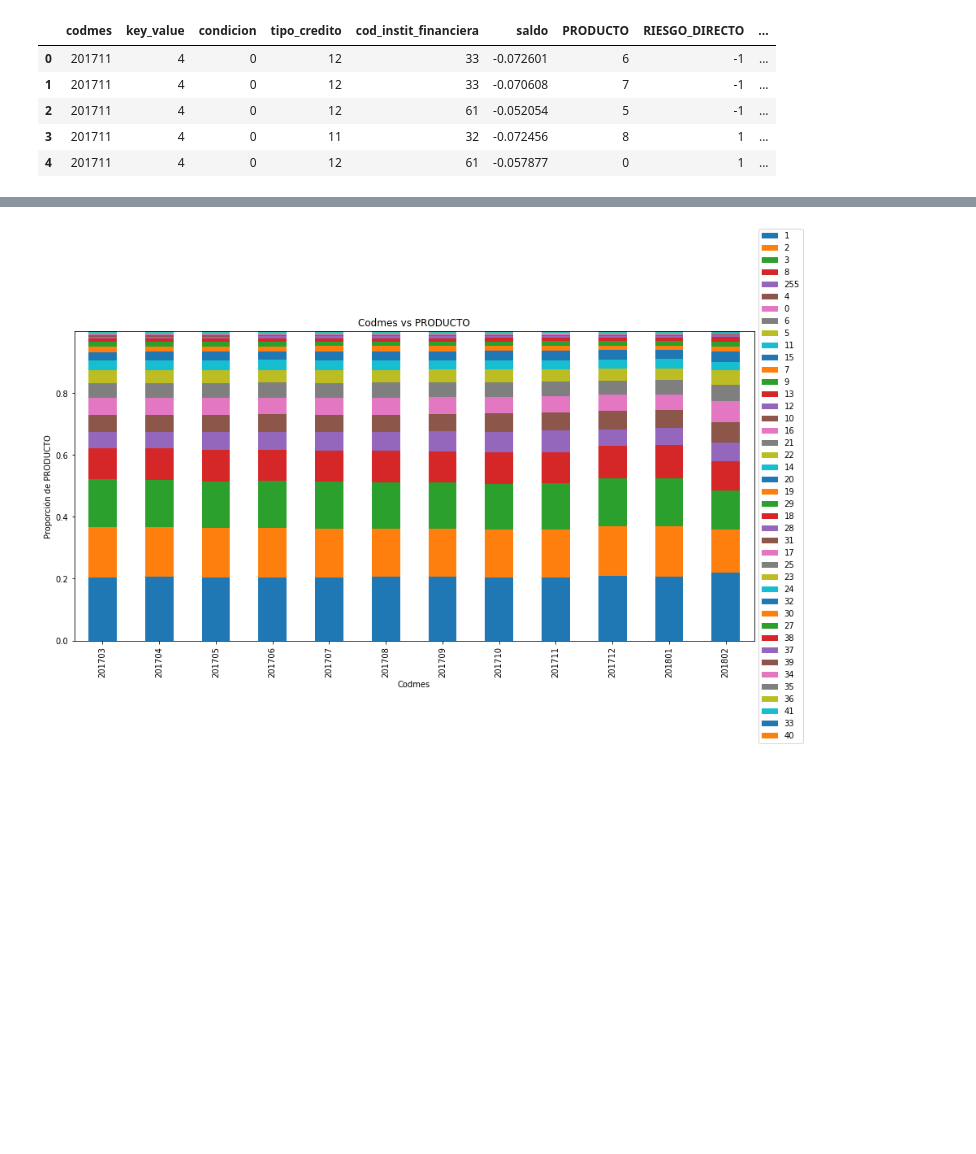
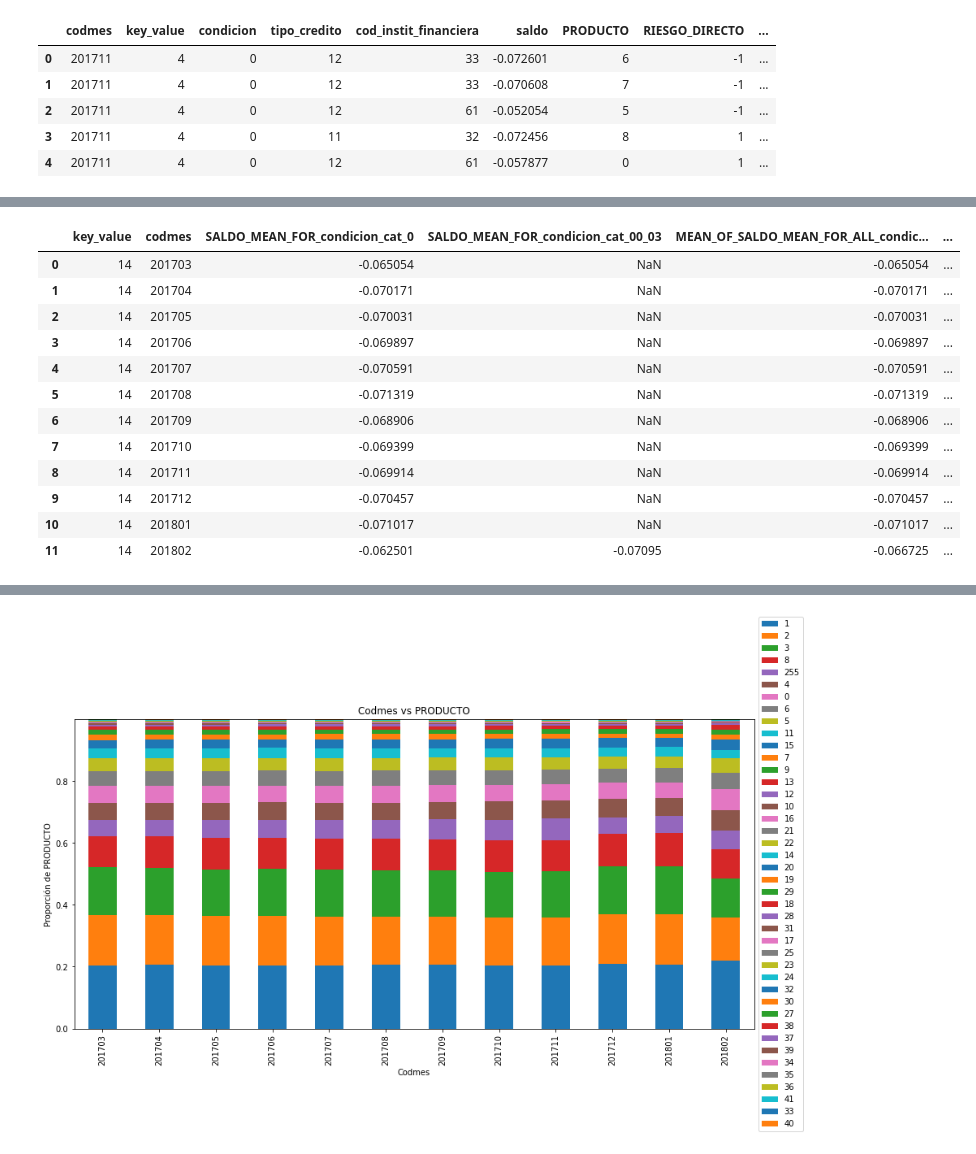
Before and after one commit to mlaricobar/solution-datathon-interbank-2020, a Jupyter notebook: [02] EDA - Datasets.ipynb, the cells around one changed output, grey strips where cells are left out. Drawn from its saved outputs; the diff is of its cells as text; code cells hidden in the pictures; blank space fills up the shorter version.

```diff
--- a/[02] EDA - Datasets.ipynb
+++ b/[02] EDA - Datasets.ipynb
@@ -165,0 +205,8 @@ df_rcc_train.head()
+# %%
+df_rcc_train_filtered = df_rcc_train.loc[df_rcc_train["key_value"] == 14].copy()
+# %%
+df_rcc_train_filtered["condicion_cat"] = df_rcc_train_filtered["condicion"].apply(lambda c: 0 if c == 0 else "00_03" if c < 90 else  "03_06" if c < 180 else "06_12" if c < 365 else "12-32" if c < 960 else ">32")
+# %%
+cat_col = "condicion_cat"
+agg_func = "mean"
+numeric_value = "saldo"
@@ -165,0 +259,16 @@ df_rcc_train.head()
+# %%
+df_rcc_crosstab
+# %% [output]
+|  | key_value | codmes | SALDO_MEAN_FOR_condicion_cat_0 | SALDO_MEAN_FOR_condicion_cat_00_03 | MEAN_OF_SALDO_MEAN_FOR_ALL_condic... | ... |
+| 0 | 14 | 201703 | -0.065054 | NaN | -0.065054 | ... |
+| 1 | 14 | 201704 | -0.070171 | NaN | -0.070171 | ... |
+| 2 | 14 | 201705 | -0.070031 | NaN | -0.070031 | ... |
+| 3 | 14 | 201706 | -0.069897 | NaN | -0.069897 | ... |
+| 4 | 14 | 201707 | -0.070591 | NaN | -0.070591 | ... |
+| 5 | 14 | 201708 | -0.071319 | NaN | -0.071319 | ... |
+| 6 | 14 | 201709 | -0.068906 | NaN | -0.068906 | ... |
+| 7 | 14 | 201710 | -0.069399 | NaN | -0.069399 | ... |
+| 8 | 14 | 201711 | -0.069914 | NaN | -0.069914 | ... |
+| 9 | 14 | 201712 | -0.070457 | NaN | -0.070457 | ... |
+| 10 | 14 | 201801 | -0.071017 | NaN | -0.071017 | ... |
+| 11 | 14 | 201802 | -0.062501 | -0.07095 | -0.066725 | ... |
```
Also changed, not shown: parts of 18 cells of this notebook.
